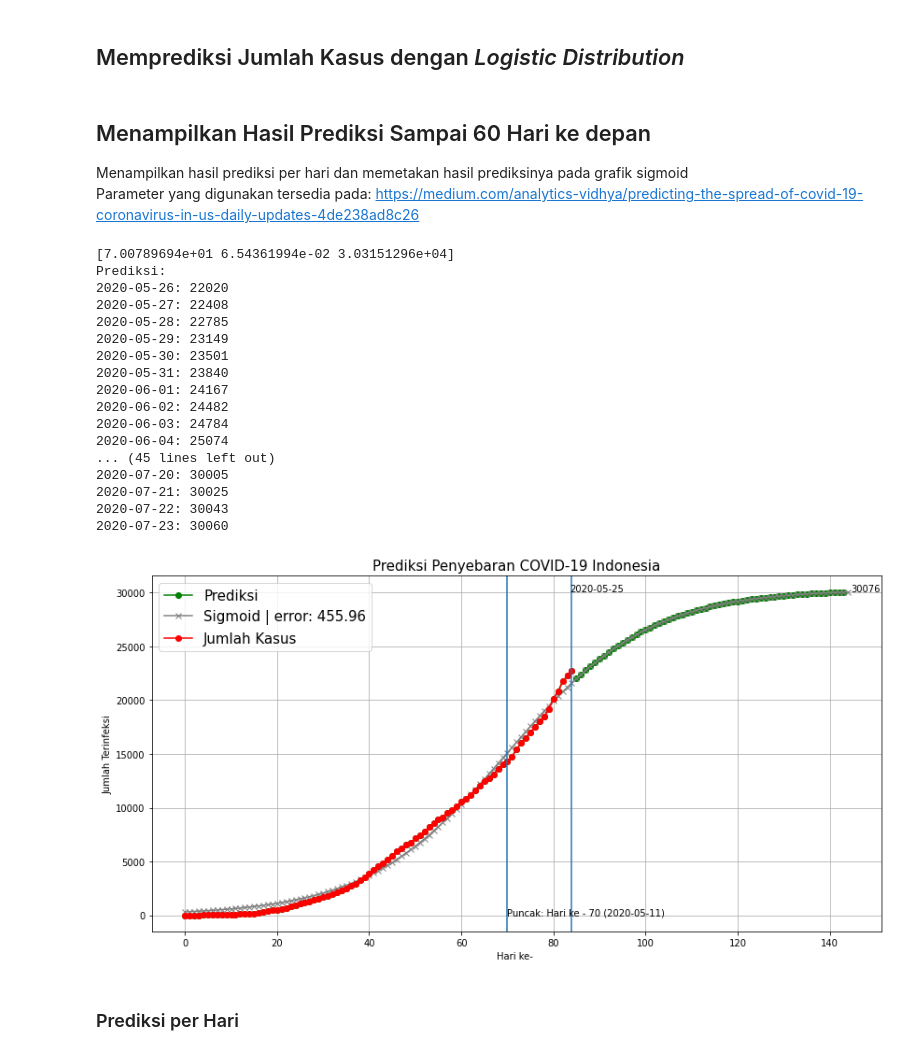
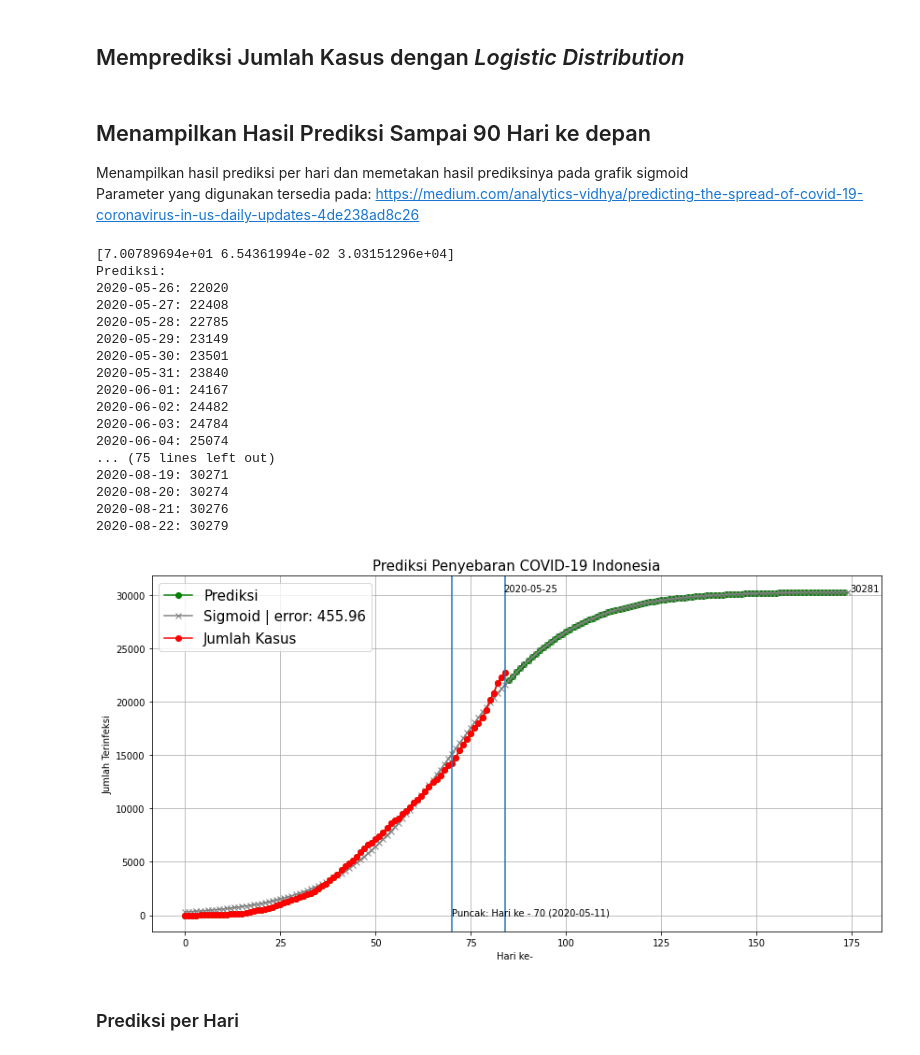
Before and after one commit to Vidi005/COVID-19-Prediciton-Indonesia, a Jupyter notebook: COVID_19_Prediciton_Indonesia.ipynb, the cells around one changed output. Saved outputs shown, nothing was run; the diff lists cells and outputs as text; code cells hidden in the pictures.

```diff
--- a/COVID_19_Prediciton_Indonesia.ipynb
+++ b/COVID_19_Prediciton_Indonesia.ipynb
@@ -101,7 +104,7 @@ def plot_predict(case, future_days):
     y_m = f_sigmoid(x_m, *popt_sig)
 
     print("Prediksi:")
-    for i in range(1,60):
+    for i in range(1,90):
         pday = datetime.strftime(datetime.strptime(graph["Tanggal"][inception], "%Y-%m-%d")+timedelta(days=len(y)+i-1), "%Y-%m-%d")
         print("%s: %d" % (pday, y_m[len(y)+i-1]))
         plt.plot(x[-1]+i, y_m[len(y)+i-1], marker="o", c="g")
@@ -123,32 +126,32 @@ def plot_predict(case, future_days):
     plt.grid(zorder = 0)
     plt.show()
 # %% [markdown]
-## Menampilkan Hasil Prediksi Sampai 60 Hari ke depan
+## Menampilkan Hasil Prediksi Sampai 90 Hari ke depan
 
 Menampilkan hasil prediksi per hari dan memetakan hasil prediksinya pada grafik sigmoid
 <br>
 Parameter yang digunakan tersedia pada: https://medium.com/analytics-vidhya/predicting-the-spread-of-covid-19-coronavirus-in-us-daily-updates-4de238ad8c26
 # %%
-plot_predict("Jumlah Kasus", 60)
+plot_predict("Jumlah Kasus", 90)
 # %% [output]
 [7.00789694e+01 6.54361994e-02 3.03151296e+04]
 Prediksi:
 2020-05-26: 22020
 2020-05-27: 22408
 2020-05-28: 22785
 2020-05-29: 23149
 2020-05-30: 23501
 2020-05-31: 23840
 2020-06-01: 24167
 2020-06-02: 24482
 2020-06-03: 24784
 2020-06-04: 25074
-... (45 lines left out)
-2020-07-20: 30005
-2020-07-21: 30025
-2020-07-22: 30043
-2020-07-23: 30060
+... (75 lines left out)
+2020-08-19: 30271
+2020-08-20: 30274
+2020-08-21: 30276
+2020-08-22: 30279
-[figure, old version]
+[figure, new version]
 # %% [markdown]
 ### Prediksi per Hari
 # %%
```
Also changed, not shown: parts of 3 cells of this notebook.
